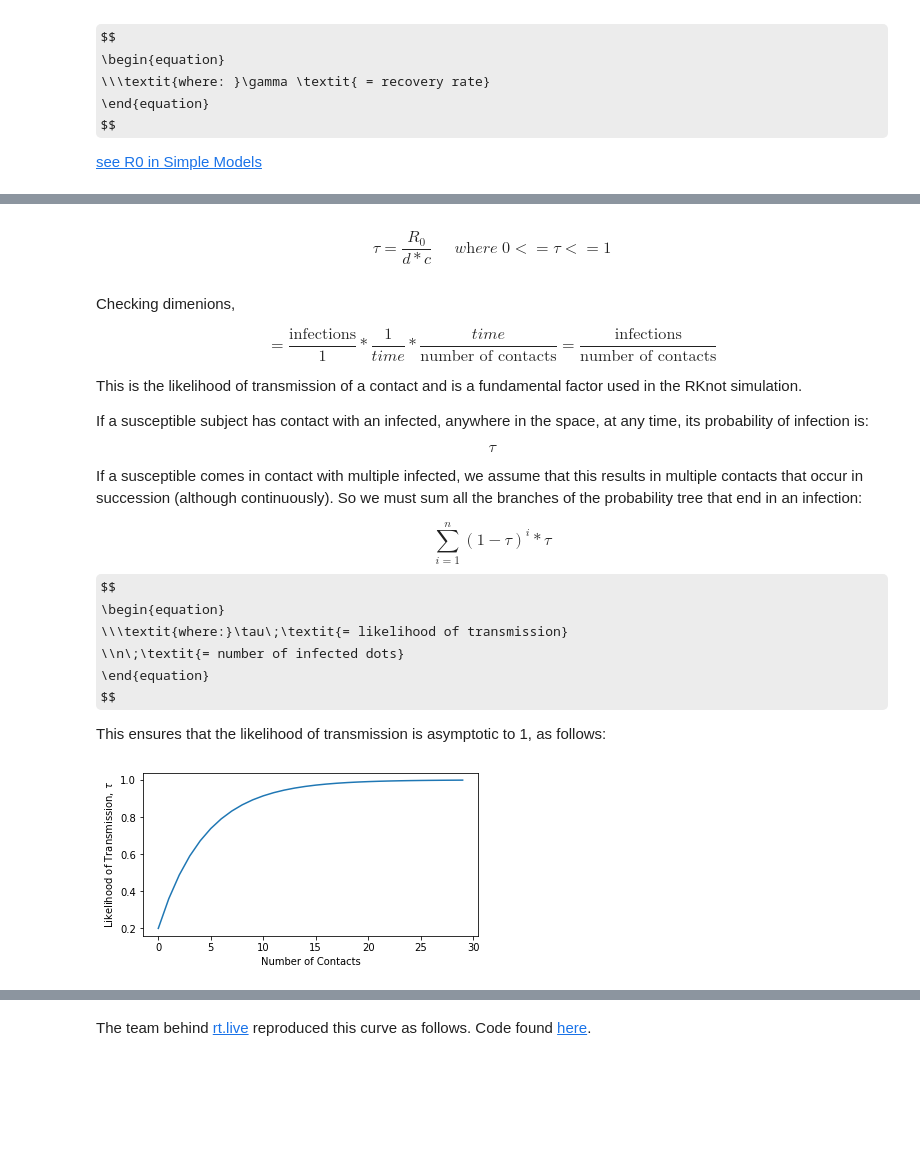
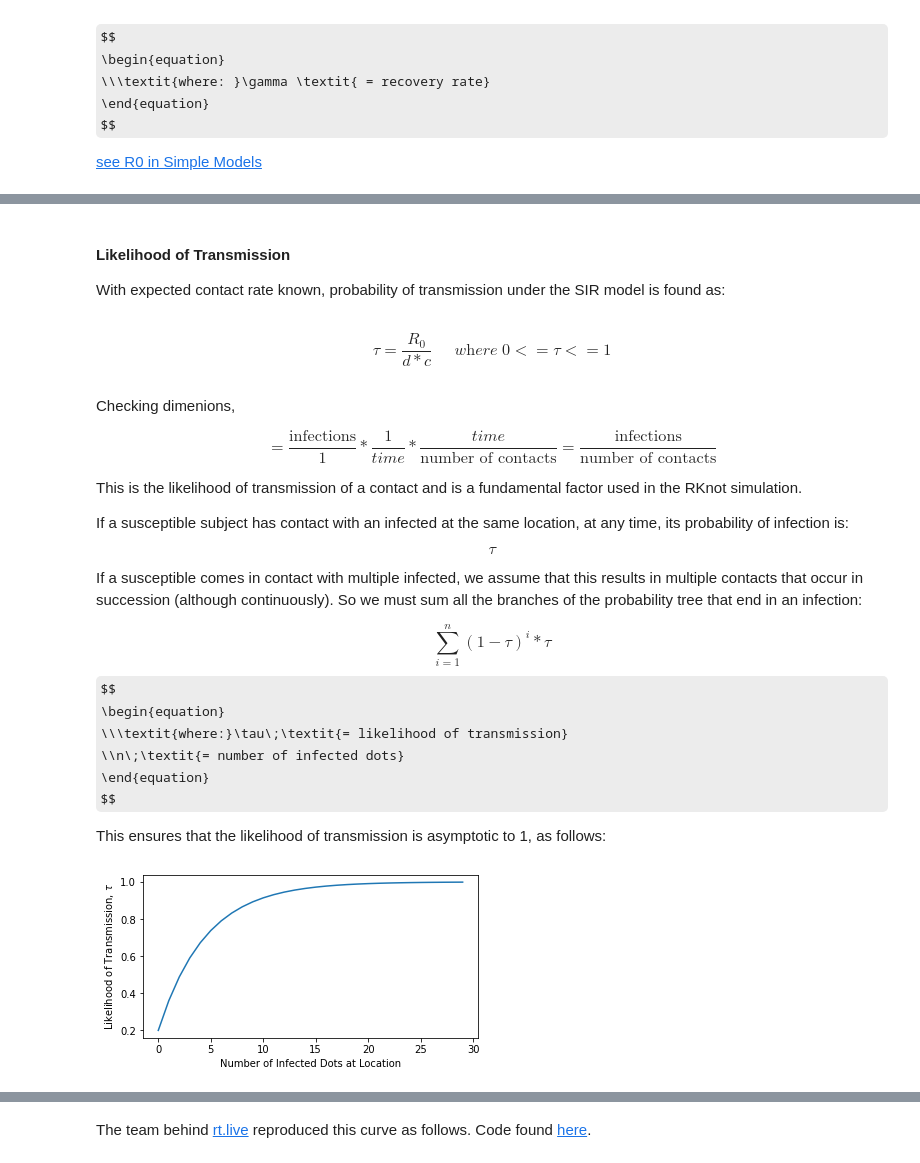
Before and after one commit to rjskene/rknotdocs, a Jupyter notebook: docs/intro.ipynb, the cells around one changed output, grey strips where cells are left out. Drawn from its saved outputs; the diff is of its cells as text; code cells hidden in the pictures; some formulas as TeX source; blank space fills up the shorter version.

```diff
--- a/docs/intro.ipynb
+++ b/docs/intro.ipynb
@@ -170,3 +181,7 @@ With expected contact rate known, probability of transmission is found as:
+# %% [markdown]
+#### Likelihood of Transmission
+
+With expected contact rate known, probability of transmission under the SIR model is found as:
 # %% [markdown]
 \begin{equation}
 \tau=\frac{R_0}{𝑑*c} \;\;\;\;\;\textit{where}\;0<=\tau<=1
@@ -183,7 +198,7 @@ $$
 
 This is the likelihood of transmission of a contact and is a fundamental factor used in the RKnot simulation.
 
-If a susceptible subject has contact with an infected, anywhere in the space, at any time,
+If a susceptible subject has contact with an infected at the same location, at any time,
 its probability of infection is:
 
 $$
@@ -210,19 +225,19 @@ This ensures that the likelihood of transmission is asymptotic to 1, as follows:
 # %%
 import numpy as np
 import matplotlib.pyplot as plt
 
 tmr = .2
 xrng = np.arange(30)
 y = ((1-tmr)**xrng*tmr).cumsum()
 
 fig, ax = plt.subplots(figsize=(6,3))
 plot = ax.plot(xrng, y)
-ax.set_xlabel('Number of Contacts')
+ax.set_xlabel('Number of Infected Dots at Location')
 ax.set_ylabel(r'Likelihood of Transmission, $\tau$')
 
 plt.savefig('/Users/spindicate/Documents/programming/rknot/imgs/tau_v_contacts.png', bbox_inches='tight')
 # %% [output]
-[figure, old version]
+[figure, new version]
 # %% [markdown]
 <img src="https://storage.googleapis.com/rknotvids/imgs/tau_v_contacts.png" alt="Drawing" style="width: 400px;" align="center"/>
 # %% [markdown]
```
Also changed, not shown: parts of 8 cells of this notebook.
